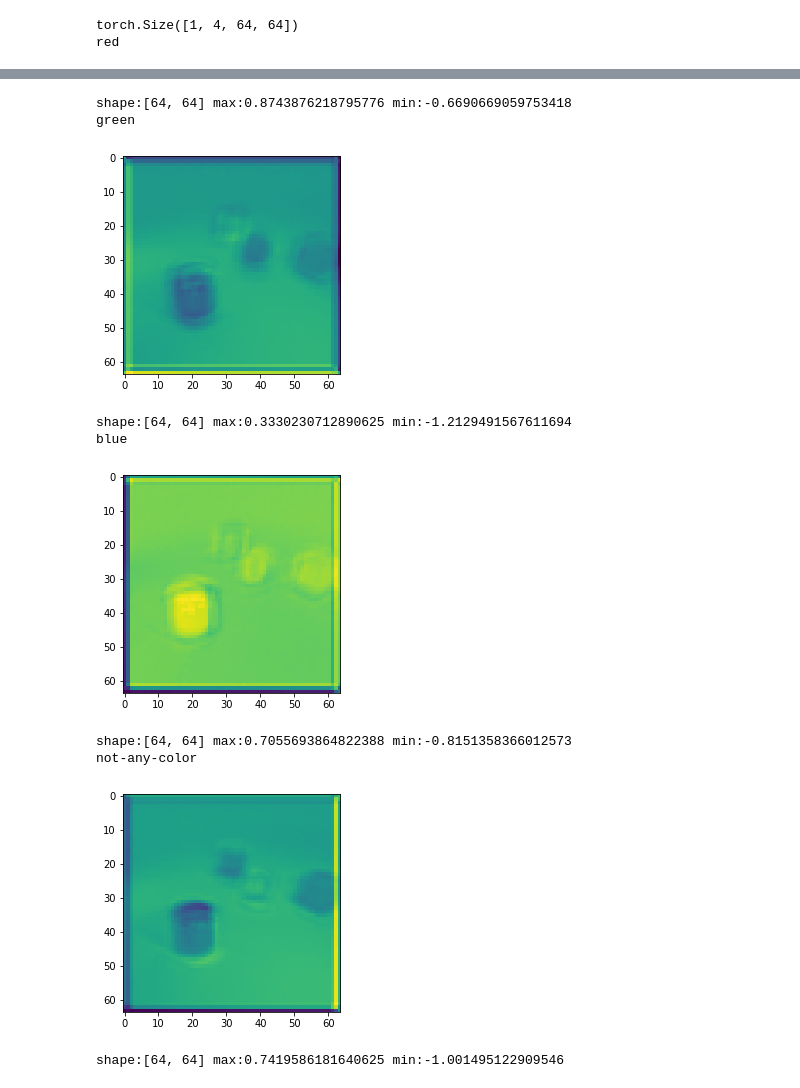
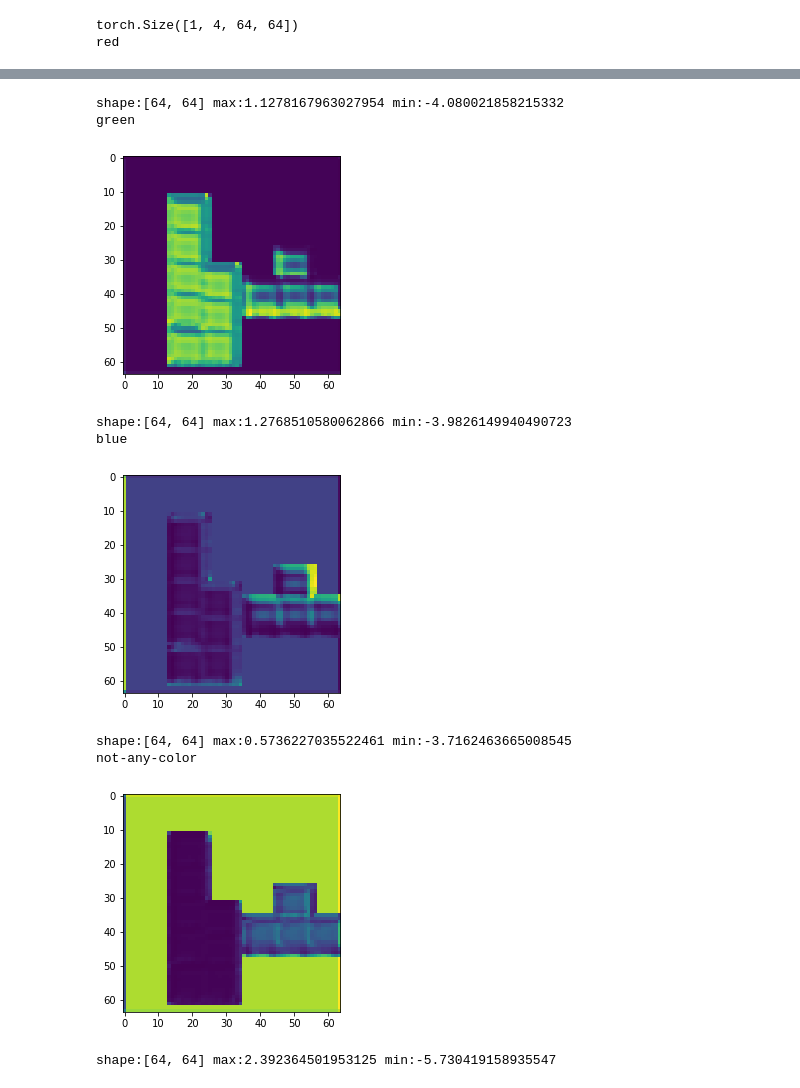
Before and after one commit to ZongjingLi/GroupNet, a Jupyter notebook: demo_expr.ipynb, the cells around one changed output, grey strips where cells are left out. Saved outputs shown, nothing was run; the diff lists cells and outputs as text; code cells hidden in the pictures.

Commit message:
meta visual concept learner

```diff
--- a/demo_expr.ipynb
+++ b/demo_expr.ipynb
@@ -323,7 +189,7 @@ class Clevr4(Dataset):
         return sample
 
 dataset = Clevr4()
-#dataset = Tetrominoes()
+dataset = Tetrominoes()
 loader = DataLoader(dataset, batch_size = 1, shuffle = True)
 # %%
 for sample in loader: break
@@ -342,9 +209,11 @@ print(cat_im.shape)
 features = backbone_features = model.implementations["universal"](cat_im)
 concept_feature_map = mapper(features)
 value_feature_maps = []
+import math
+W = H = int(math.sqrt(concept_feature_map.shape[1]))
 for value in ["red", "green", "blue","not-any-color"]:
     print(value)
-    value_map = model.entailment(concept_feature_map, model.get_concept_embedding(value)).reshape([64,64])
+    value_map = model.entailment(concept_feature_map, value).reshape([W,H])
     plt.imshow(value_map.sigmoid().detach())
     plt.show()
     stats_summary(value_map)
@@ -355,10 +224,10 @@ red
-shape:[64, 64] max:0.8743876218795776 min:-0.6690669059753418
+shape:[64, 64] max:1.1278167963027954 min:-4.080021858215332
 green
-[figure, old version]
+[figure, new version]
-shape:[64, 64] max:0.3330230712890625 min:-1.2129491567611694
+shape:[64, 64] max:1.2768510580062866 min:-3.9826149940490723
 blue
-[figure, old version]
+[figure, new version]
-shape:[64, 64] max:0.7055693864822388 min:-0.8151358366012573
+shape:[64, 64] max:0.5736227035522461 min:-3.7162463665008545
 not-any-color
-[figure, old version]
+[figure, new version]
-shape:[64, 64] max:0.7419586181640625 min:-1.001495122909546
+shape:[64, 64] max:2.392364501953125 min:-5.730419158935547
```
Also changed, not shown: parts of 15 cells of this notebook, 19 other files.
